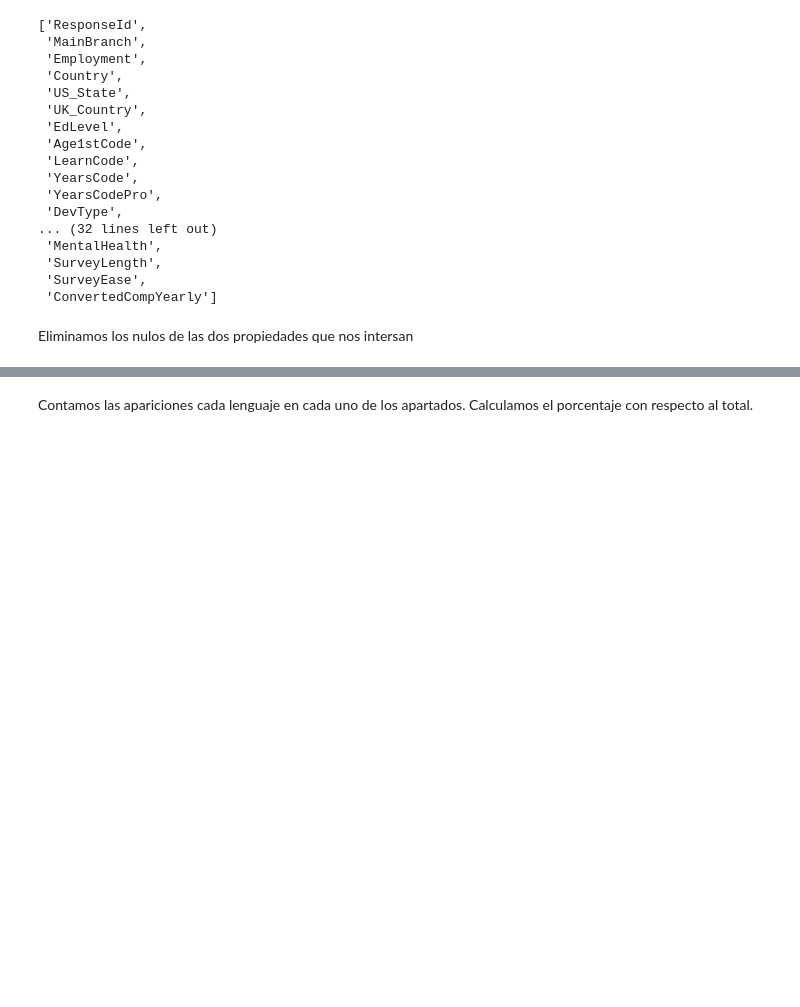
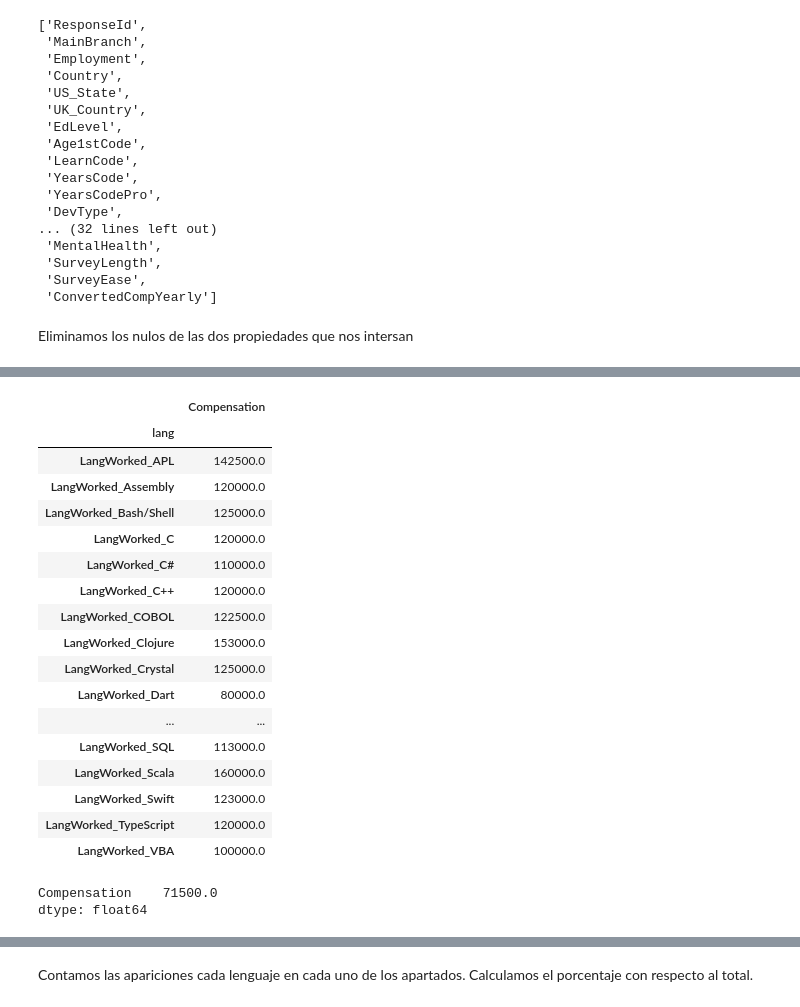
Before and after one commit to gpulido/visualizacion-datos-UOC, a Jupyter notebook: PRA2/so_2021.ipynb, the cells around one changed output, grey strips where cells are left out. Saved outputs shown, nothing was run; the diff lists cells and outputs as text; code cells hidden in the pictures; blank space fills up the shorter version.

```diff
--- a/PRA2/so_2021.ipynb
+++ b/PRA2/so_2021.ipynb
@@ -36,0 +62,7 @@ devs['LanguageWantToWorkWith'] = devs['LanguageWantToWorkWith'].fillna("")
+# %%
+# Multiply each lang worked by the compensation so it can be aggregated later
+# Filter for rows that pays in dolars
+
+temp = usa_devs.filter(regex='^LangWorked_',axis=1).multiply(usa_devs['CompTotalAdjusted'], axis="index")
+usa_devs.filter(regex='^LangWorked_',axis=1).sum() / len(usa_devs)
+#usa_devs.count()
@@ -36,0 +182,30 @@ devs['LanguageWantToWorkWith'] = devs['LanguageWantToWorkWith'].fillna("")
+# %%
+pivoted = temp.melt(var_name="lang", value_name="Compensation")
+# %%
+pivoted["Compensation"] = pivoted["Compensation"].replace({0:np.nan})
+# %%
+pivoted.groupby("lang").median()
+# %% [output]
+|  | Compensation |
+| lang |  |
+| LangWorked_APL | 142500.0 |
+| LangWorked_Assembly | 120000.0 |
+| LangWorked_Bash/Shell | 125000.0 |
+| LangWorked_C | 120000.0 |
+| LangWorked_C# | 110000.0 |
+| LangWorked_C++ | 120000.0 |
+| LangWorked_COBOL | 122500.0 |
+| LangWorked_Clojure | 153000.0 |
+| LangWorked_Crystal | 125000.0 |
+| LangWorked_Dart | 80000.0 |
+| ... | ... |
+| LangWorked_SQL | 113000.0 |
+| LangWorked_Scala | 160000.0 |
+| LangWorked_Swift | 123000.0 |
+| LangWorked_TypeScript | 120000.0 |
+| LangWorked_VBA | 100000.0 |
+# %%
+pivoted[(pivoted["lang"] == "LangWorked_Python") & (pivoted["Compensation"].notnull())].median()
+# %% [output]
+Compensation    71500.0
+dtype: float64
```
Also changed, not shown: parts of 7 cells of this notebook, 4 other files.
